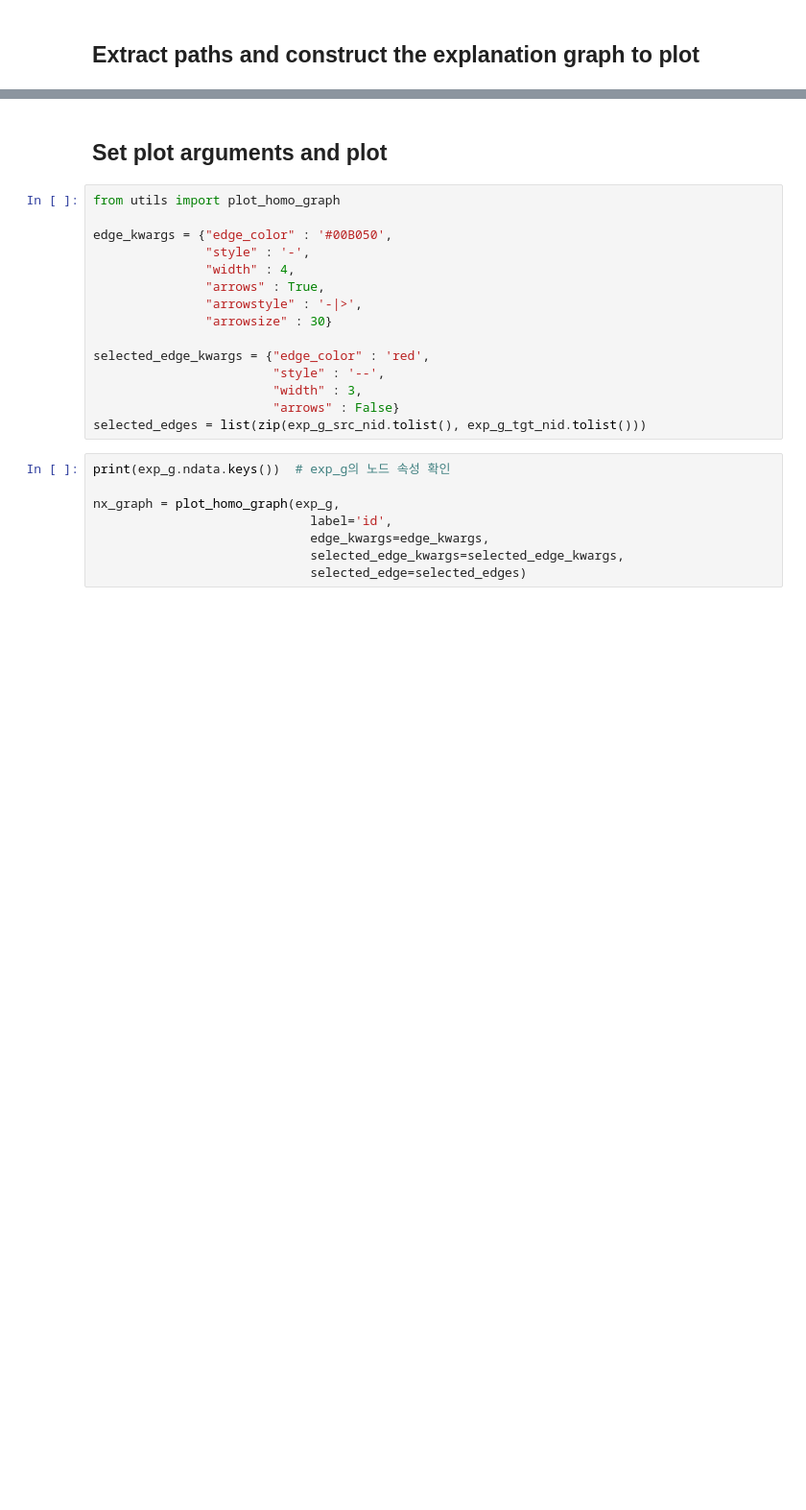
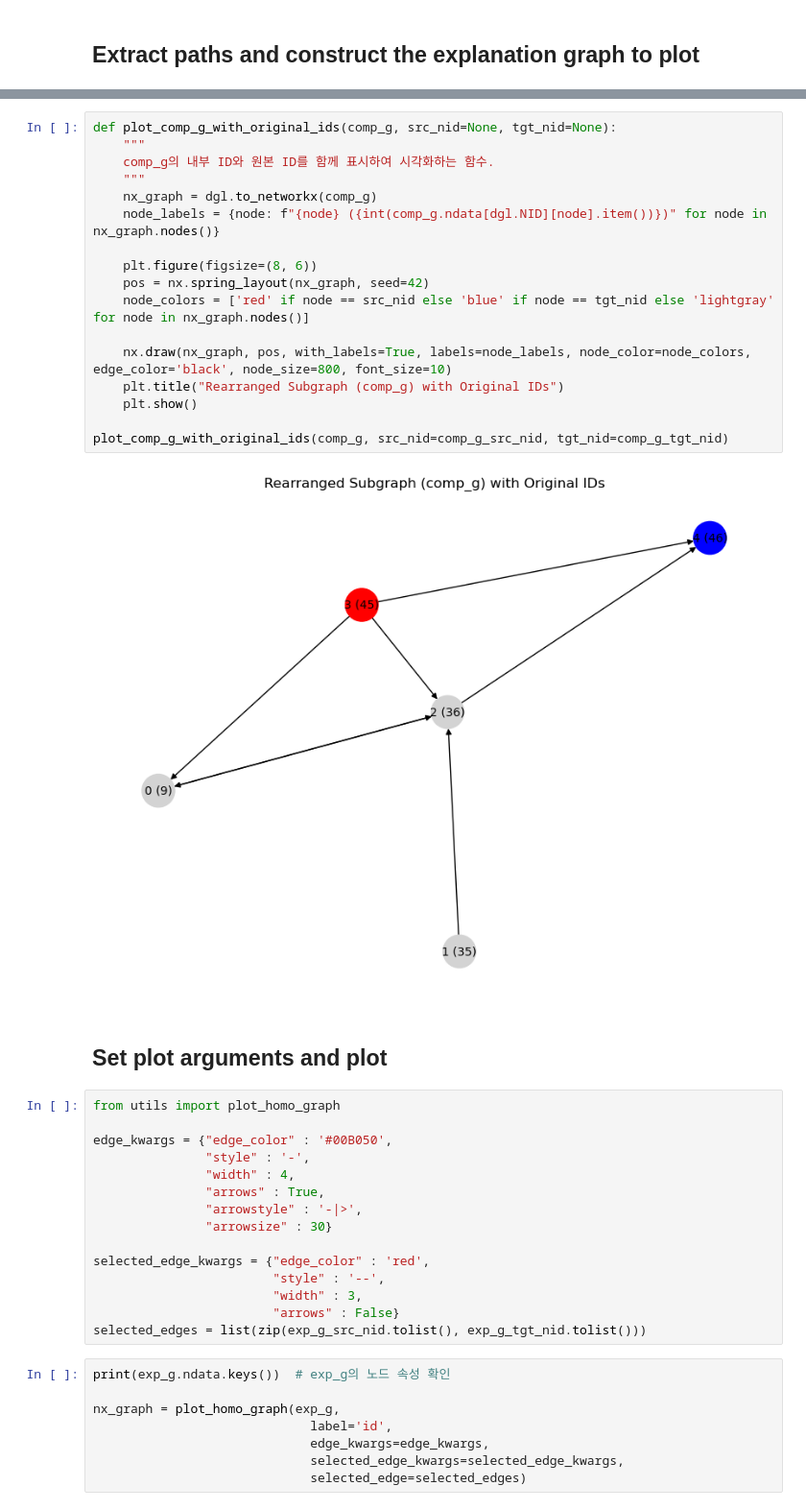
Before and after one commit to younggun339/PGELink, a Jupyter notebook: page-link-path-based-gnn-explanation/plotting_example_grn.ipynb, the cells around one changed output, grey strips where cells are left out. Shown at 96% size. Cells and saved outputs as stored; diff of their text form; blank space fills up the shorter version.

```diff
--- a/page-link-path-based-gnn-explanation/plotting_example_grn.ipynb
+++ b/page-link-path-based-gnn-explanation/plotting_example_grn.ipynb
@@ -268,3 +334,22 @@ Converted path_eids: tensor([6])
+# %%
+def plot_comp_g_with_original_ids(comp_g, src_nid=None, tgt_nid=None):
+    """
+    comp_g의 내부 ID와 원본 ID를 함께 표시하여 시각화하는 함수.
+    """
+    nx_graph = dgl.to_networkx(comp_g)
+    node_labels = {node: f"{node} ({int(comp_g.ndata[dgl.NID][node].item())})" for node in nx_graph.nodes()}
+
+    plt.figure(figsize=(8, 6))
+    pos = nx.spring_layout(nx_graph, seed=42)
+    node_colors = ['red' if node == src_nid else 'blue' if node == tgt_nid else 'lightgray' for node in nx_graph.nodes()]
+
+    nx.draw(nx_graph, pos, with_labels=True, labels=node_labels, node_color=node_colors, edge_color='black', node_size=800, font_size=10)
+    plt.title("Rearranged Subgraph (comp_g) with Original IDs")
+    plt.show()
+
+plot_comp_g_with_original_ids(comp_g, src_nid=comp_g_src_nid, tgt_nid=comp_g_tgt_nid)
+# %% [output]
+[figure, added]
 # %% [markdown]
 ## Set plot arguments and plot
 # %%
```
Also changed, not shown: parts of 5 cells of this notebook, 1 other file.
